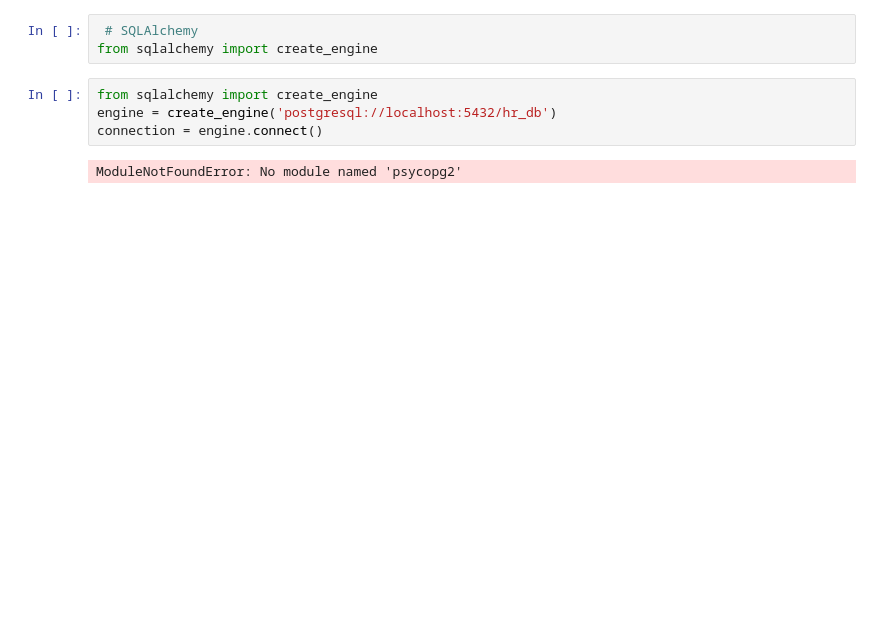
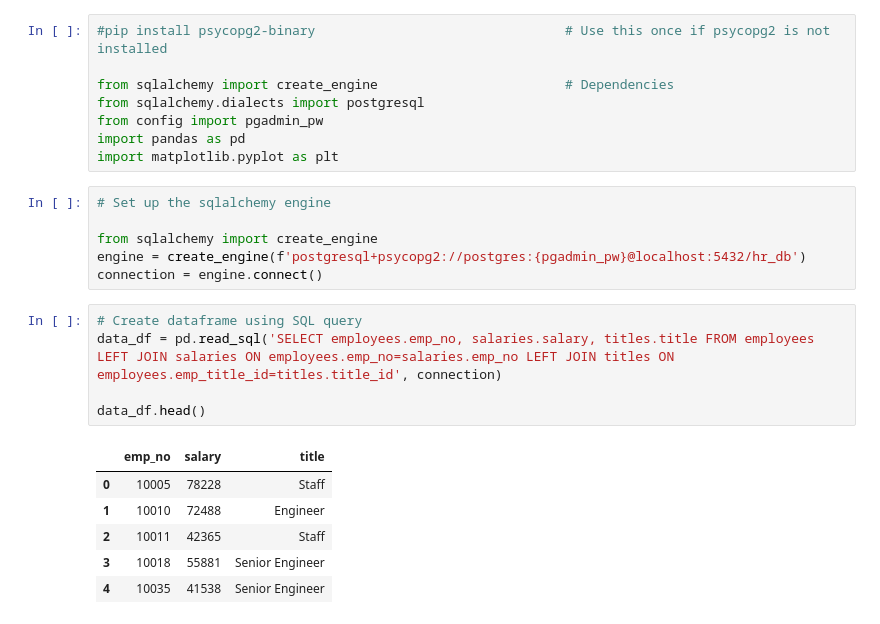
Before and after one commit to kennethcandersen/Companywide-Compensation-Analysis, a Jupyter notebook: bonus_material.ipynb, the cells around one changed output. Drawn from its saved outputs; the diff is of its cells as text; blank space fills up the shorter version.

```diff
--- a/bonus_material.ipynb
+++ b/bonus_material.ipynb
@@ -1,9 +10,26 @@
 # %%
- # SQLAlchemy
-from sqlalchemy import create_engine
+#pip install psycopg2-binary                                # Use this once if psycopg2 is not installed
+
+from sqlalchemy import create_engine                        # Dependencies
+from sqlalchemy.dialects import postgresql
+from config import pgadmin_pw
+import pandas as pd
+import matplotlib.pyplot as plt
 # %%
+# Set up the sqlalchemy engine
+
 from sqlalchemy import create_engine
-engine = create_engine('postgresql://localhost:5432/hr_db')
+engine = create_engine(f'postgresql+psycopg2://postgres:{pgadmin_pw}@localhost:5432/hr_db')
 connection = engine.connect()
-# %% [output]
-ModuleNotFoundError: No module named 'psycopg2'
+# %%
+# Create dataframe using SQL query
+data_df = pd.read_sql('SELECT employees.emp_no, salaries.salary, titles.title FROM employees LEFT JOIN salaries ON employees.emp_no=salaries.emp_no LEFT JOIN titles ON employees.emp_title_id=titles.title_id', connection)
+
+data_df.head()
+# %% [output]
+|  | emp_no | salary | title |
+| 0 | 10005 | 78228 | Staff |
+| 1 | 10010 | 72488 | Engineer |
+| 2 | 10011 | 42365 | Staff |
+| 3 | 10018 | 55881 | Senior Engineer |
+| 4 | 10035 | 41538 | Senior Engineer |
```
Also changed, not shown: parts of 5 cells of this notebook, 8 other files.
